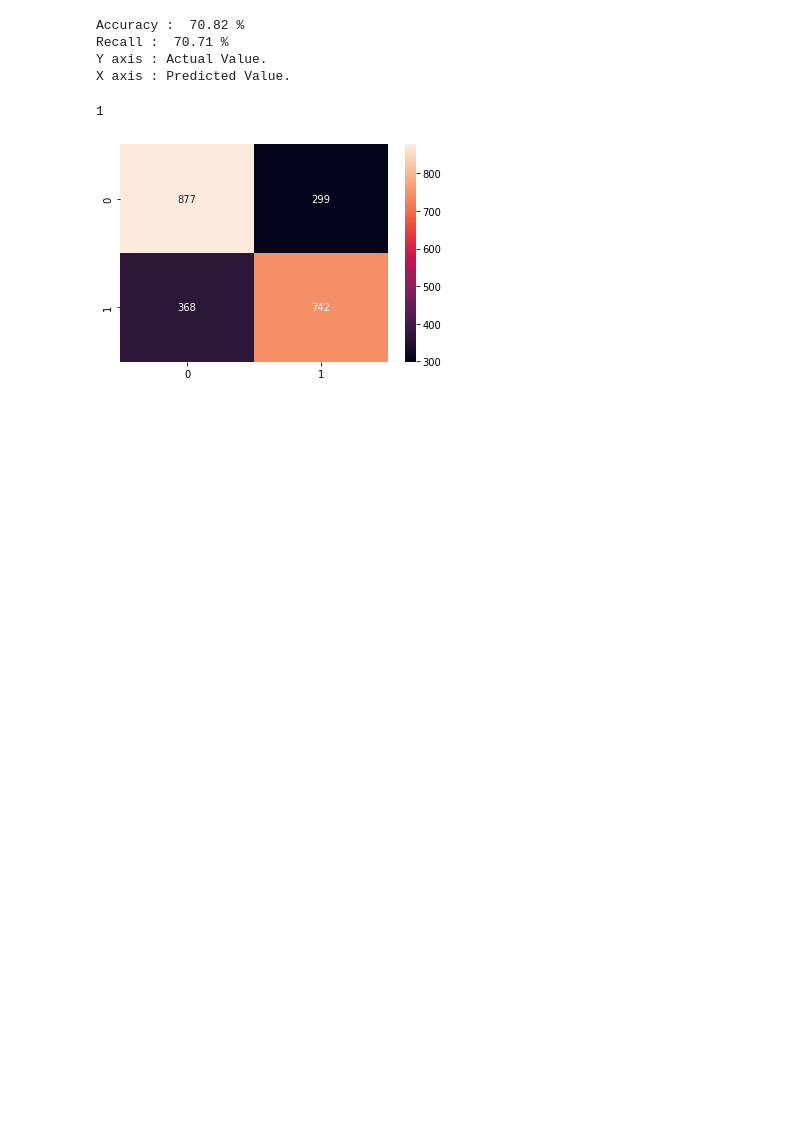
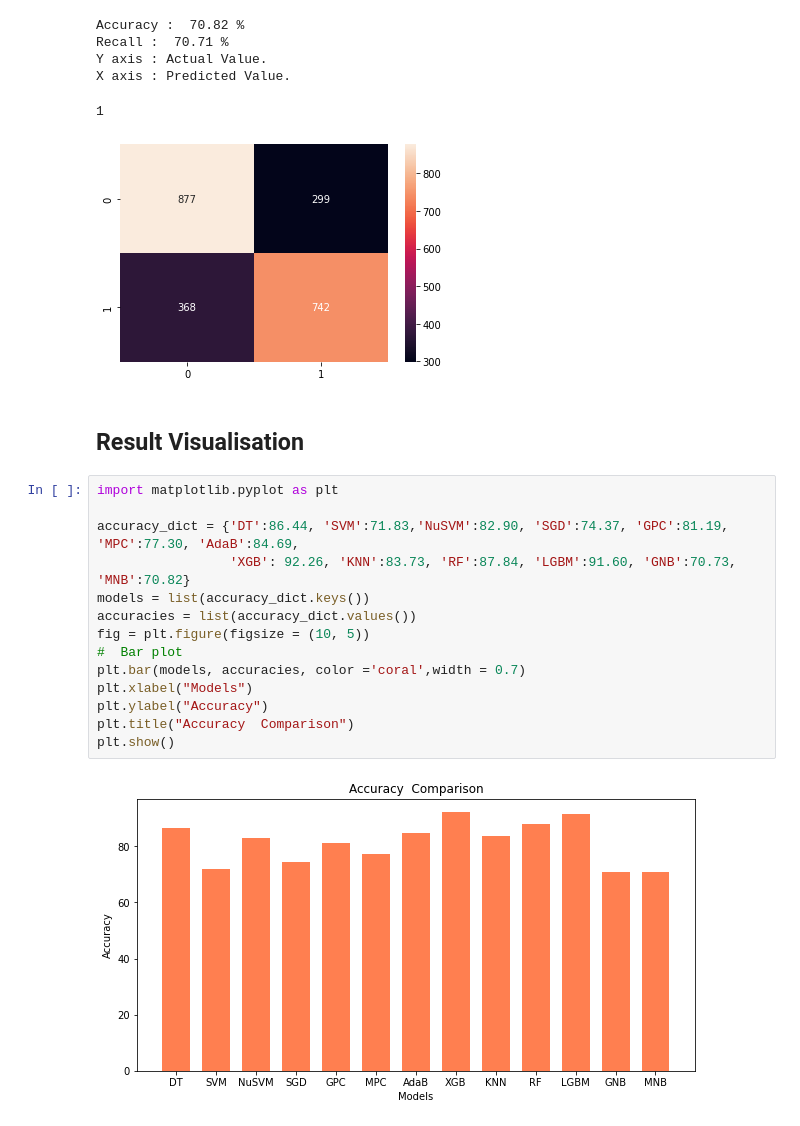
Before and after one commit to devsec-ansh/Phishing-Scam-Detection-Using-Ensemble-Machine-Learning-and-NLP, a Jupyter notebook: Phishing Detection Using ML/Phishing Detection Model Training.ipynb, the cells around one changed output. Drawn from its saved outputs; the diff is of its cells as text; blank space fills up the shorter version.

```diff
--- a/Phishing Detection Using ML/Phishing Detection Model Training.ipynb
+++ b/Phishing Detection Using ML/Phishing Detection Model Training.ipynb
@@ -433,3 +433,21 @@ Y axis : Actual Value.
 X axis : Predicted Value.
 1
 [figure]
+# %% [markdown]
+## Result Visualisation
+# %%
+import matplotlib.pyplot as plt
+
+accuracy_dict = {'DT':86.44, 'SVM':71.83,'NuSVM':82.90, 'SGD':74.37, 'GPC':81.19, 'MPC':77.30, 'AdaB':84.69,
+                 'XGB': 92.26, 'KNN':83.73, 'RF':87.84, 'LGBM':91.60, 'GNB':70.73, 'MNB':70.82}
+models = list(accuracy_dict.keys())
+accuracies = list(accuracy_dict.values())
+fig = plt.figure(figsize = (10, 5))
+#  Bar plot
+plt.bar(models, accuracies, color ='coral',width = 0.7)
+plt.xlabel("Models")
+plt.ylabel("Accuracy")
+plt.title("Accuracy  Comparison")
+plt.show()
+# %% [output]
+[figure, added]
```
Also changed, not shown: parts of 7 cells of this notebook.
